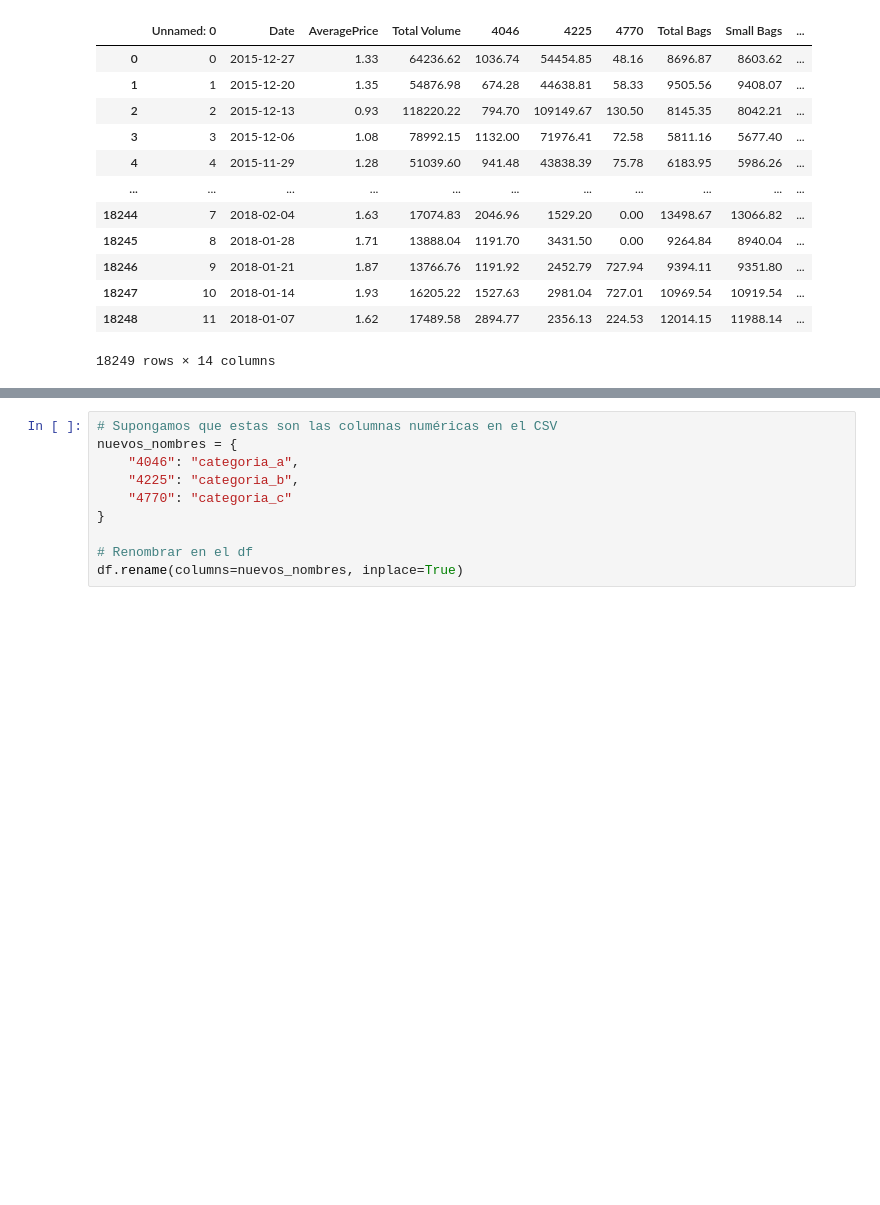
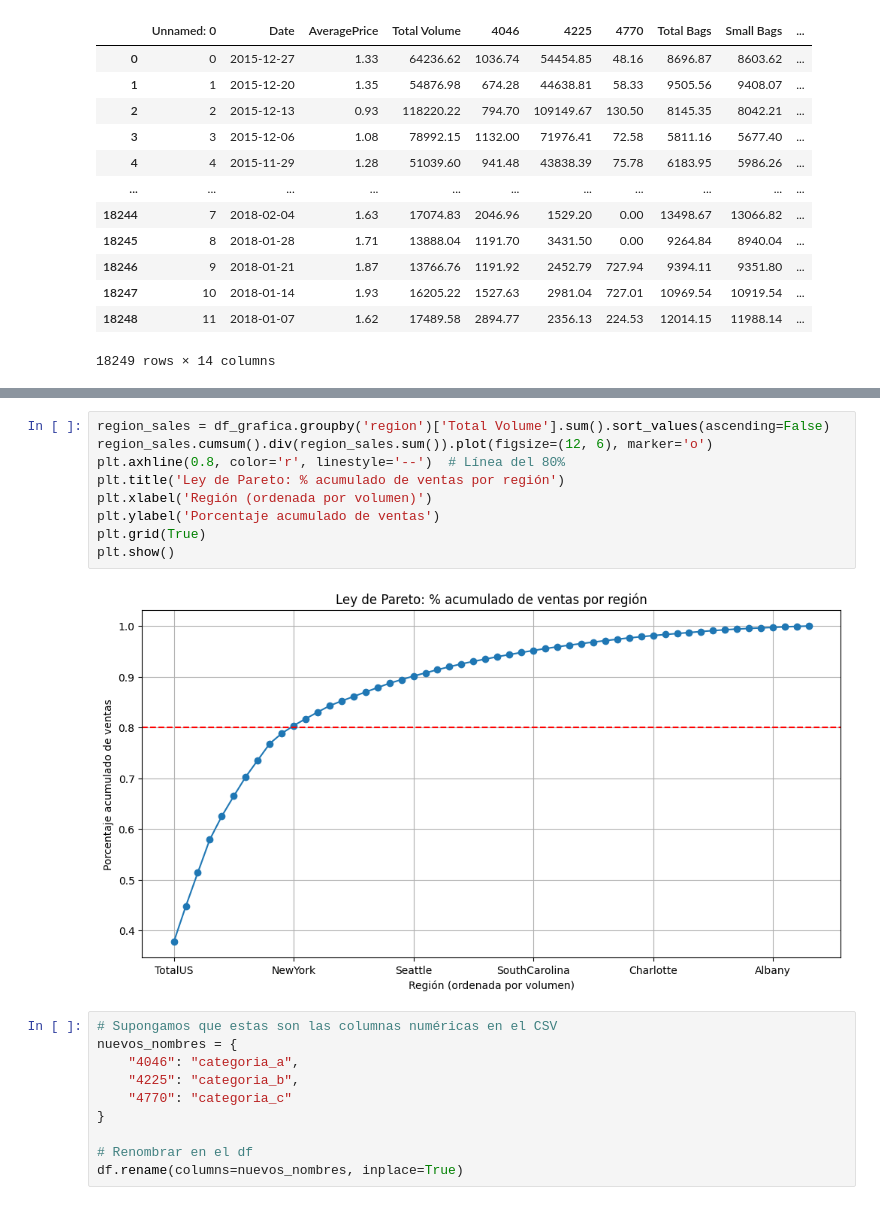
Before and after one commit to lauracoicue/Proyecto2_CDD, a Jupyter notebook: Proc2.ipynb, the cells around one changed output, grey strips where cells are left out. Drawn from its saved outputs; the diff is of its cells as text; blank space fills up the shorter version.

```diff
--- a/Proc2.ipynb
+++ b/Proc2.ipynb
@@ -32,3 +218,14 @@ df
+# %%
+region_sales = df_grafica.groupby('region')['Total Volume'].sum().sort_values(ascending=False)
+region_sales.cumsum().div(region_sales.sum()).plot(figsize=(12, 6), marker='o')
+plt.axhline(0.8, color='r', linestyle='--')  # Línea del 80%
+plt.title('Ley de Pareto: % acumulado de ventas por región')
+plt.xlabel('Región (ordenada por volumen)')
+plt.ylabel('Porcentaje acumulado de ventas')
+plt.grid(True)
+plt.show()
+# %% [output]
+[figure, added]
 # %%
 # Supongamos que estas son las columnas numéricas en el CSV
 nuevos_nombres = {
```
Also changed, not shown: parts of 45 cells of this notebook.
